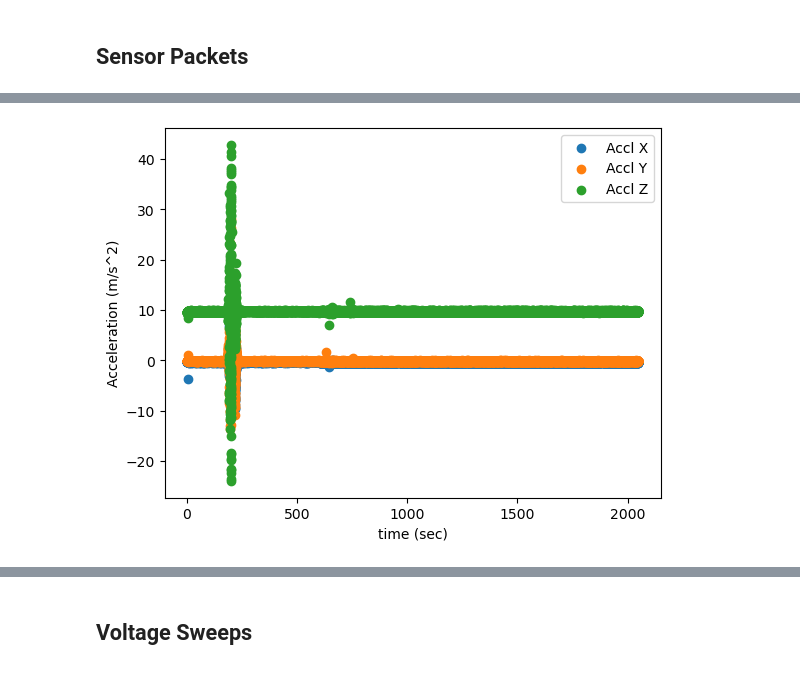
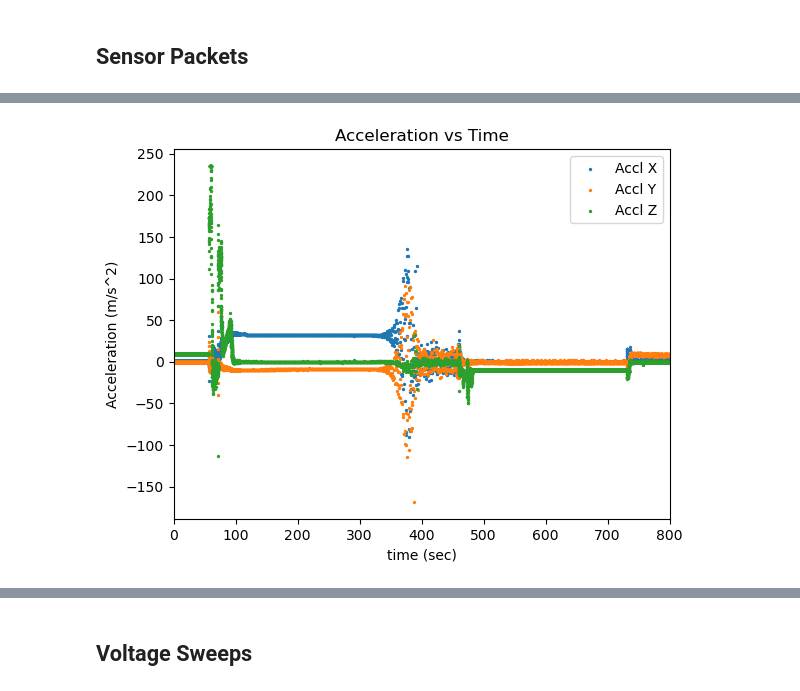
Before and after one commit to jgoodwill1/DAPPEr, a Jupyter notebook: UDIP_4_Analysis.ipynb, the cells around one changed output, grey strips where cells are left out. Drawn from its saved outputs; the diff is of its cells as text; code cells hidden in the pictures.

```diff
--- a/UDIP_4_Analysis.ipynb
+++ b/UDIP_4_Analysis.ipynb
@@ -154,7 +130,8 @@ accRawZ = []
 
 time = []
 
-for i in range (0, len(sensor)):
+#for i in range (0, len(sensor)):
+for i in range (0, 15000):
     accX.append(sensor[f'{i}']['Acceleration'][0])
     accRawX.append(sensor[f'{i}']['Acceleration'][0] * 95.43)
 
@@ -165,18 +142,21 @@ for i in range (0, len(sensor)):
     accRawZ.append(sensor[f'{i}']['Acceleration'][2] * 95.43)
 
     time.append(sensor[f'{i}']['Start'] / 1000)
-
-num = np.linspace(1,len(sensor),len(sensor))
-
-plt.scatter(time, accX, label = 'Accl X')
-plt.scatter(time, accY, label = 'Accl Y')
-plt.scatter(time, accZ, label = 'Accl Z')
-plt.ylabel('Acceleration (m/s^2)')
-plt.xlabel('time (sec)')
-plt.legend()
-plt.show()
-# %% [output]
-[figure, removed]
+# %%
+# num = np.linspace(1,len(sensor),len(sensor))
+
+plt.scatter(time, accX, label = 'Accl X', s=2)
+plt.scatter(time, accY, label = 'Accl Y', s=2)
+plt.scatter(time, accZ, label = 'Accl Z', s=2)
+plt.title('Acceleration vs Time')
+plt.ylabel('Acceleration (m/s^2)')
+plt.xlabel('time (sec)')
+plt.xlim(0,800)
+#plt.ylim(-50,50)
+plt.legend()
+plt.show()
+# %% [output]
+[figure, added]
 # %%
 sensor = packets['packets']['Sensor']
 
```
Also changed, not shown: parts of 14 cells of this notebook, 1 other file.
